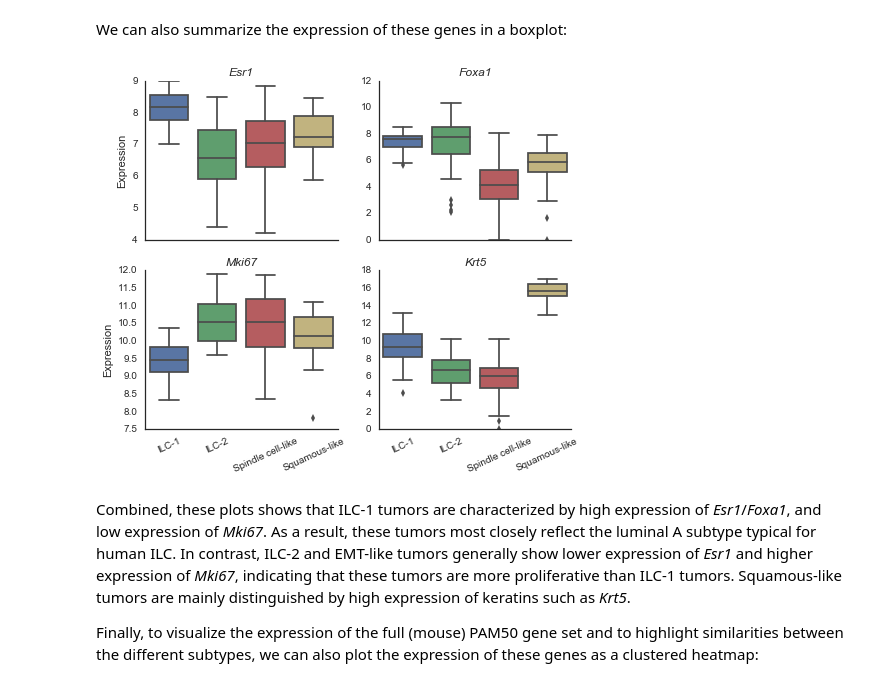
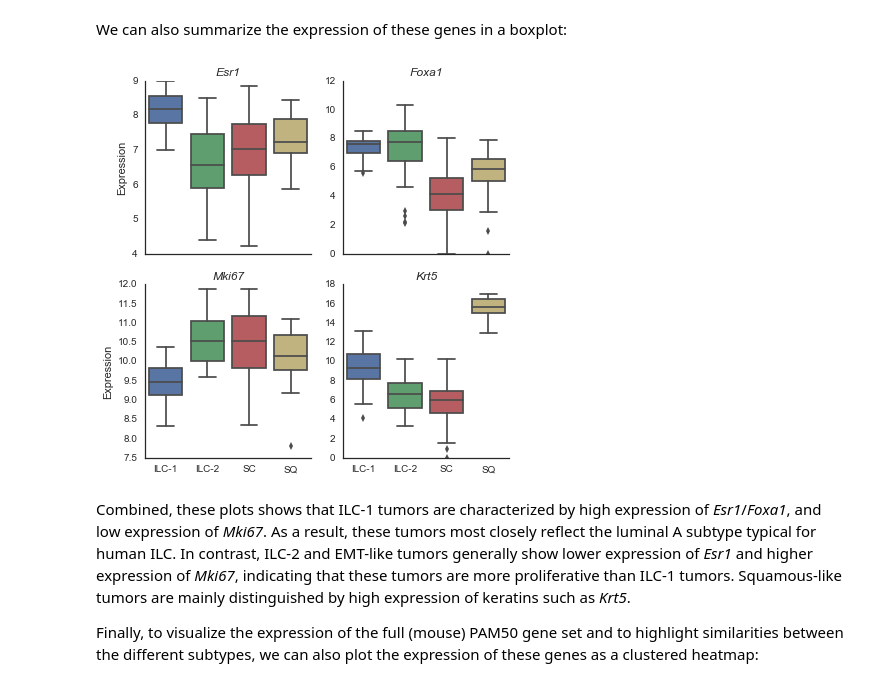
Before and after one commit to jrderuiter/ilc-sb-screen, a Jupyter notebook: notebooks/2. Expression analyses.ipynb, the cells around one changed output. Cells and saved outputs as stored; diff of their text form; code cells hidden in the pictures.

```diff
--- a/notebooks/2. Expression analyses.ipynb
+++ b/notebooks/2. Expression analyses.ipynb
@@ -442,27 +479,29 @@ We can also summarize the expression of these genes in a boxplot:
 # %%
 # Draw as boxplot.
 selected_pam50_genes = ['Esr1', 'Foxa1', 'Mki67', 'Krt5']
 
 fig, axes = plot_boxplots(
-    sb_expr, nmf_subtypes,
+    sb_expr, nmf_subtypes_abbrv,
     genes=selected_pam50_genes,
-    figsize=(7, 6), ncols=2)
+    figsize=(6, 6), ncols=2,
+    order=subtype_order_abbrv, palette=SUBTYPE_COLORS)
 
 # Draw again for manuscript.
 with sns.plotting_context('paper', font_scale=0.7):
     fig, axes = plot_boxplots(
-        sb_expr, nmf_subtypes,
+        sb_expr, nmf_subtypes_abbrv,
         genes=selected_pam50_genes,
-        figsize=(3.5, 3), ncols=2,
+        figsize=(3.1, 2.9), ncols=2,
+        order=subtype_order_abbrv, palette=SUBTYPE_COLORS,
         linewidth=0.5, fliersize=2)
     axes[0, 0].set_ylabel('')
     axes[1, 0].set_ylabel('')
     axes[0, 0].annotate('Expression (log2)', xy=(0.023, 0.5),
                         xycoords='figure fraction', va='center', rotation=90)
     fig.savefig('../reports/figures/fig_2_pam50_mouse_boxplot.pdf', bbox_inches='tight')
     plt.close(fig)
 # %% [output]
-[figure, old version]
+[figure, new version]
 # %% [markdown]
 Combined, these plots shows that ILC-1 tumors are characterized by high expression of *Esr1*/*Foxa1*, and low expression of *Mki67*. As a result, these tumors most closely reflect the luminal A subtype typical for human ILC. In contrast, ILC-2 and EMT-like tumors generally show lower expression of *Esr1* and higher expression of *Mki67*, indicating that these tumors are more proliferative than ILC-1 tumors. Squamous-like tumors are mainly distinguished by high expression of keratins such as *Krt5*.
 
```
Also changed, not shown: parts of 9 cells of this notebook, 11 other files.
